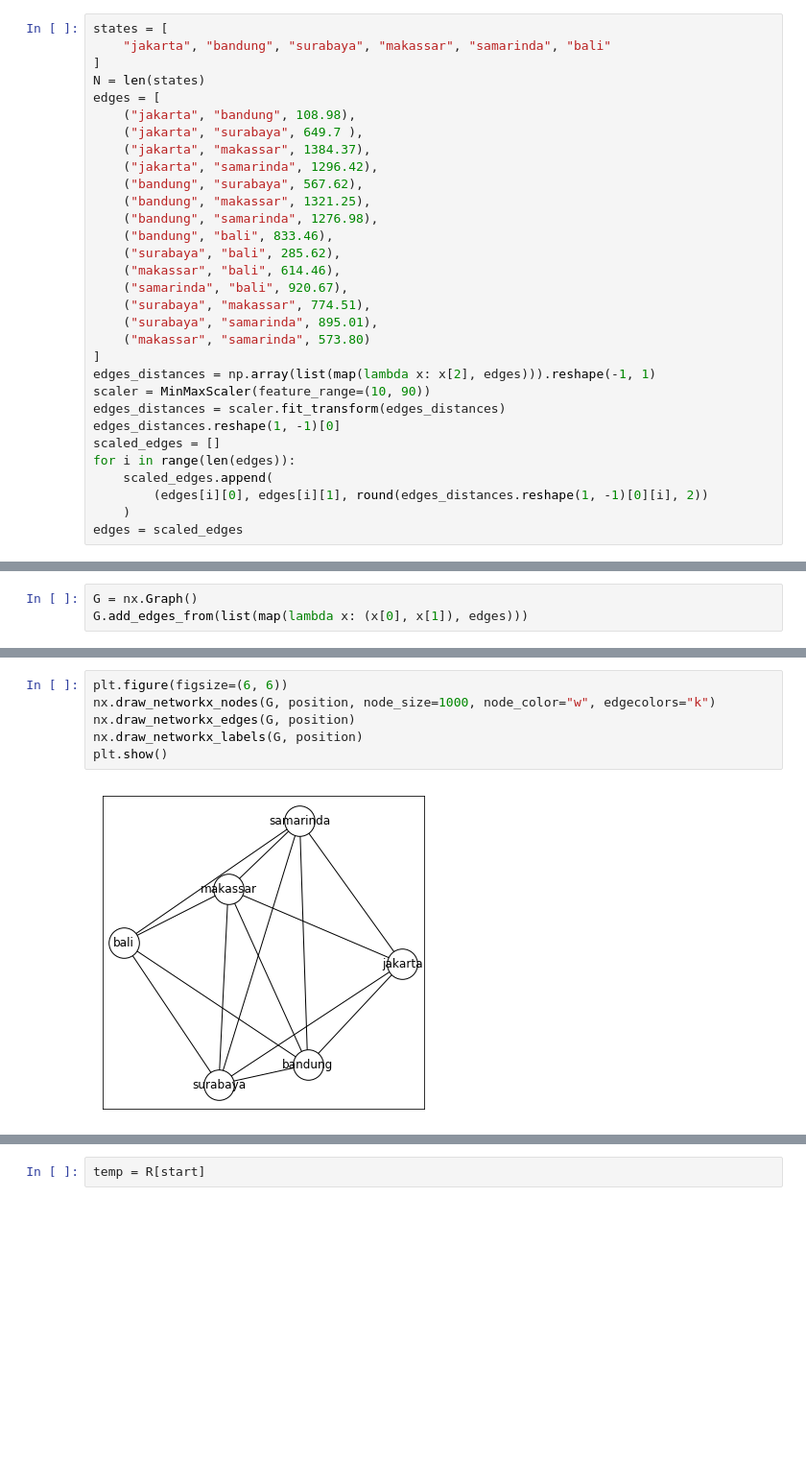
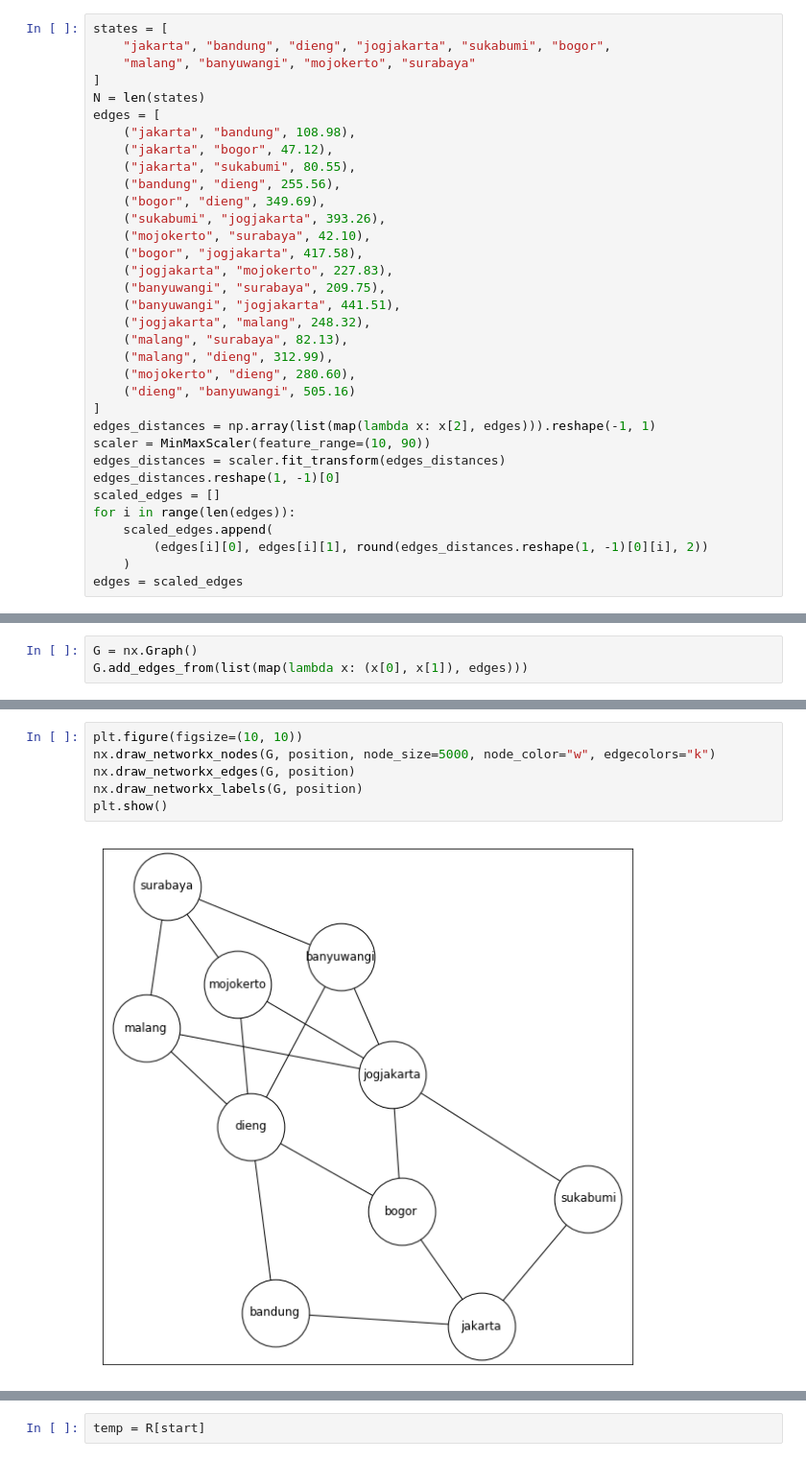
Before and after one commit to HNA-DCD/features_testing, a Jupyter notebook: test_rl.ipynb, the cells around one changed output, grey strips where cells are left out. Shown: that part at 96% size. Cells and saved outputs as stored; diff of their text form; blank space fills up the shorter version.

```diff
--- a/test_rl.ipynb
+++ b/test_rl.ipynb
@@ -8,24 +8,27 @@ import networkx as nx
 from sklearn.preprocessing import MinMaxScaler
 # %%
 states = [
-    "jakarta", "bandung", "surabaya", "makassar", "samarinda", "bali"
+    "jakarta", "bandung", "dieng", "jogjakarta", "sukabumi", "bogor",
+    "malang", "banyuwangi", "mojokerto", "surabaya"
 ]
 N = len(states)
 edges = [
     ("jakarta", "bandung", 108.98),
-    ("jakarta", "surabaya", 649.7 ),
-    ("jakarta", "makassar", 1384.37),
-    ("jakarta", "samarinda", 1296.42),
-    ("bandung", "surabaya", 567.62),
-    ("bandung", "makassar", 1321.25),
-    ("bandung", "samarinda", 1276.98),
-    ("bandung", "bali", 833.46),
-    ("surabaya", "bali", 285.62),
-    ("makassar", "bali", 614.46),
-    ("samarinda", "bali", 920.67),
-    ("surabaya", "makassar", 774.51),
-    ("surabaya", "samarinda", 895.01),
-    ("makassar", "samarinda", 573.80)
+    ("jakarta", "bogor", 47.12),
+    ("jakarta", "sukabumi", 80.55),
+    ("bandung", "dieng", 255.56),
+    ("bogor", "dieng", 349.69),
+    ("sukabumi", "jogjakarta", 393.26),
+    ("mojokerto", "surabaya", 42.10),
+    ("bogor", "jogjakarta", 417.58),
+    ("jogjakarta", "mojokerto", 227.83),
+    ("banyuwangi", "surabaya", 209.75),
+    ("banyuwangi", "jogjakarta", 441.51),
+    ("jogjakarta", "malang", 248.32),
+    ("malang", "surabaya", 82.13),
+    ("malang", "dieng", 312.99),
+    ("mojokerto", "dieng", 280.60),
+    ("dieng", "banyuwangi", 505.16)
 ]
 edges_distances = np.array(list(map(lambda x: x[2], edges))).reshape(-1, 1)
 scaler = MinMaxScaler(feature_range=(10, 90))
@@ -48,11 +51,11 @@ position = nx.spring_layout(G, seed=42)
 # %%
-plt.figure(figsize=(6, 6))
-nx.draw_networkx_nodes(G, position, node_size=1000, node_color="w", edgecolors="k")
+plt.figure(figsize=(10, 10))
+nx.draw_networkx_nodes(G, position, node_size=5000, node_color="w", edgecolors="k")
 nx.draw_networkx_edges(G, position)
 nx.draw_networkx_labels(G, position)
 plt.show()
 # %% [output]
-[figure, old version]
+[figure, new version]
 # %%
 R = pd.DataFrame(-np.ones((N, N)), index=states, columns=states)
 R
```
Also changed, not shown: parts of 11 cells of this notebook.
